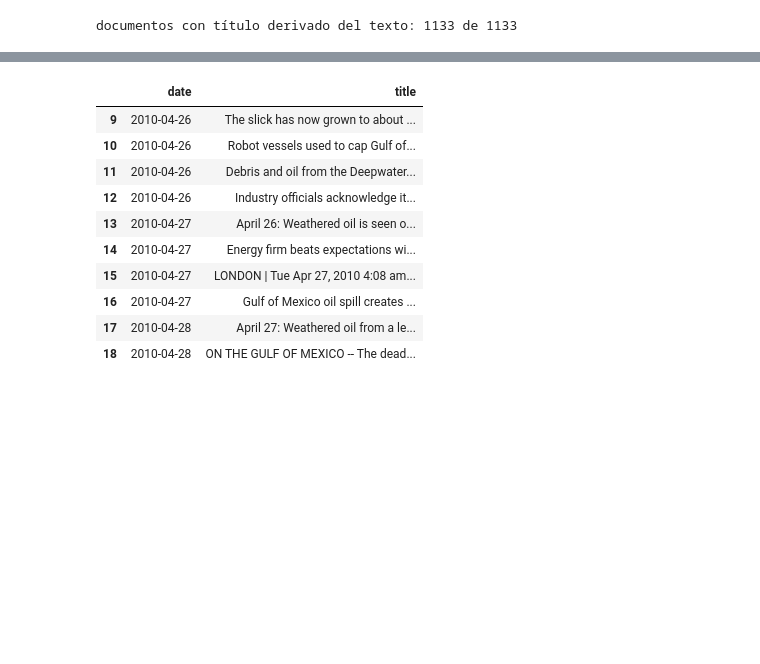
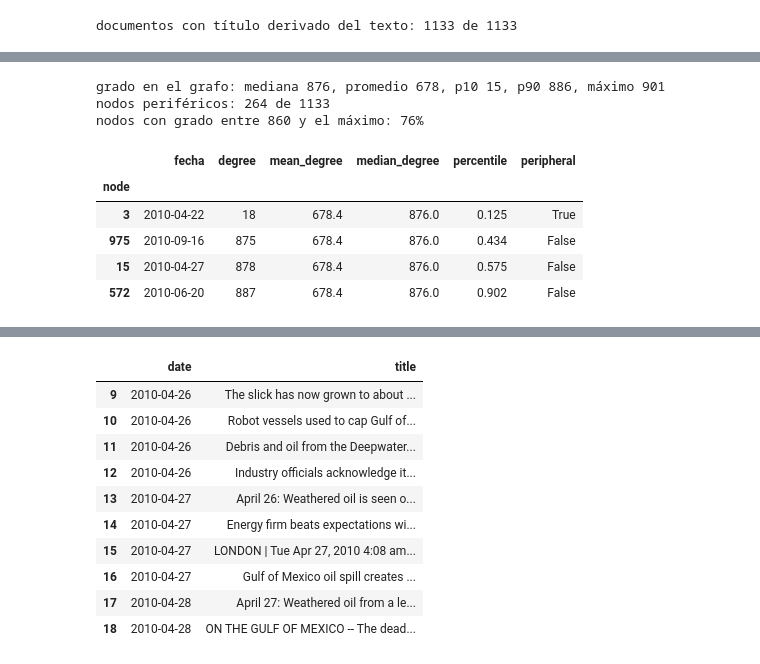
Before and after one commit to danukaz/causal-coherence, a Jupyter notebook: Examples/narrative_trails_bpoil.ipynb, the cells around one changed output, grey strips where cells are left out. Drawn from its saved outputs; the diff is of its cells as text; code cells hidden in the pictures; blank space fills up the shorter version.

```diff
--- a/Examples/narrative_trails_bpoil.ipynb
+++ b/Examples/narrative_trails_bpoil.ipynb
@@ -139,0 +188,22 @@ arriba.
+# %%
+PAIR_NODES = [3, 975, 15, 572]
+
+all_degrees = pd.Series(dict(landscape.nx_graph.degree()))
+print(f"grado en el grafo: mediana {all_degrees.median():.0f}, promedio {all_degrees.mean():.0f}, "
+      f"p10 {all_degrees.quantile(0.1):.0f}, p90 {all_degrees.quantile(0.9):.0f}, máximo {all_degrees.max()}")
+print(f"nodos periféricos: {(all_degrees < all_degrees.mean() / 2).sum()} de {len(all_degrees)}")
+print(f"nodos con grado entre 860 y el máximo: {all_degrees.between(860, all_degrees.max()).mean():.0%}")
+
+degrees = pd.DataFrame([node_degree_report(landscape, n) for n in PAIR_NODES]).set_index("node")
+degrees.insert(0, "fecha", df.loc[PAIR_NODES, "date"].dt.date.values)
+degrees.round({"mean_degree": 1, "percentile": 3})
+# %% [output]
+grado en el grafo: mediana 876, promedio 678, p10 15, p90 886, máximo 901
+nodos periféricos: 264 de 1133
+nodos con grado entre 860 y el máximo: 76%
+|  | fecha | degree | mean_degree | median_degree | percentile | peripheral |
+| node |  |  |  |  |  |  |
+| 3 | 2010-04-22 | 18 | 678.4 | 876.0 | 0.125 | True |
+| 975 | 2010-09-16 | 875 | 678.4 | 876.0 | 0.434 | False |
+| 15 | 2010-04-27 | 878 | 678.4 | 876.0 | 0.575 | False |
+| 572 | 2010-06-20 | 887 | 678.4 | 876.0 | 0.902 | False |
```
Also changed, not shown: parts of 18 cells of this notebook, 12 other files.
